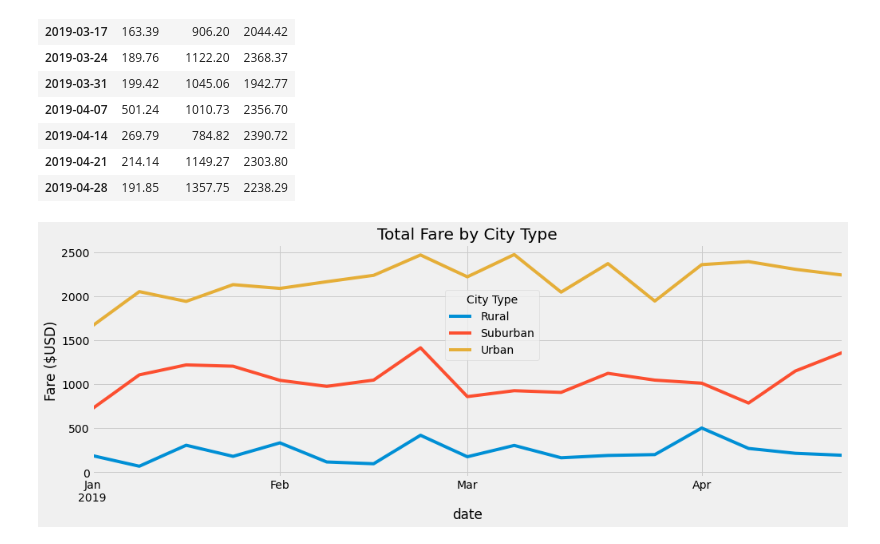
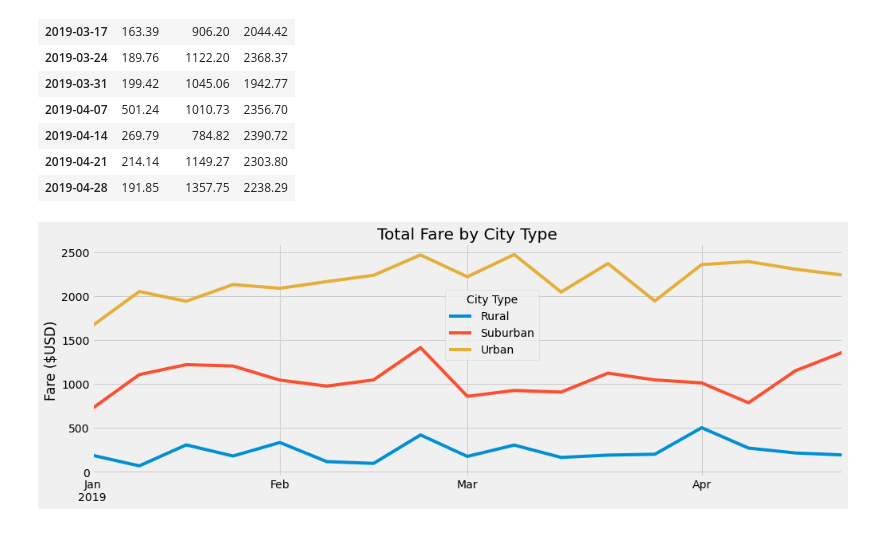
Before and after one commit to whitneylosinski/PyBer_Analysis, a Jupyter notebook: PyBer_Challenge.ipynb, the cells around one changed output. Saved outputs shown, nothing was run; the diff lists cells and outputs as text; code cells hidden in the pictures.

```diff
--- a/PyBer_Challenge.ipynb
+++ b/PyBer_Challenge.ipynb
@@ -204,20 +204,20 @@ fares_date_range_week_df
 # %%
 #8. Using the object-oriented interface method, plot the resample DataFrame using the df.plot() function.
 
 # Import the style form Matplotlib.
 from matplotlib import style
 # Use the graph style fivethirtyeight.
 style.use('fivethirtyeight')
 
 # Format the plot
 ax = fares_date_range_week_df.plot(figsize=(15,5))
 ax.set_ylabel('Fare ($USD)')
-ax.
+ax.set_xlabel('')
 ax.set_title("Total Fare by City Type")
 ax.legend(title="City Type", loc=(.47,.5))
 
 # Save the plot
 plt.savefig('Analysis/Fig8.png', bbox_inches=("tight"))
 plt.show()
 # %% [output]
-[figure, old version]
+[figure, new version]
```
